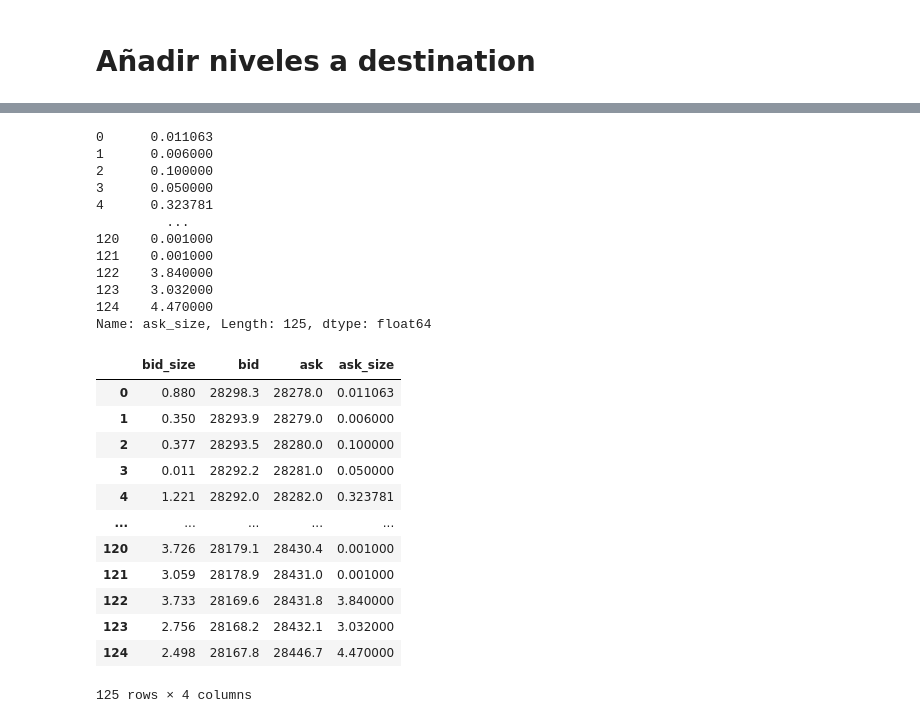
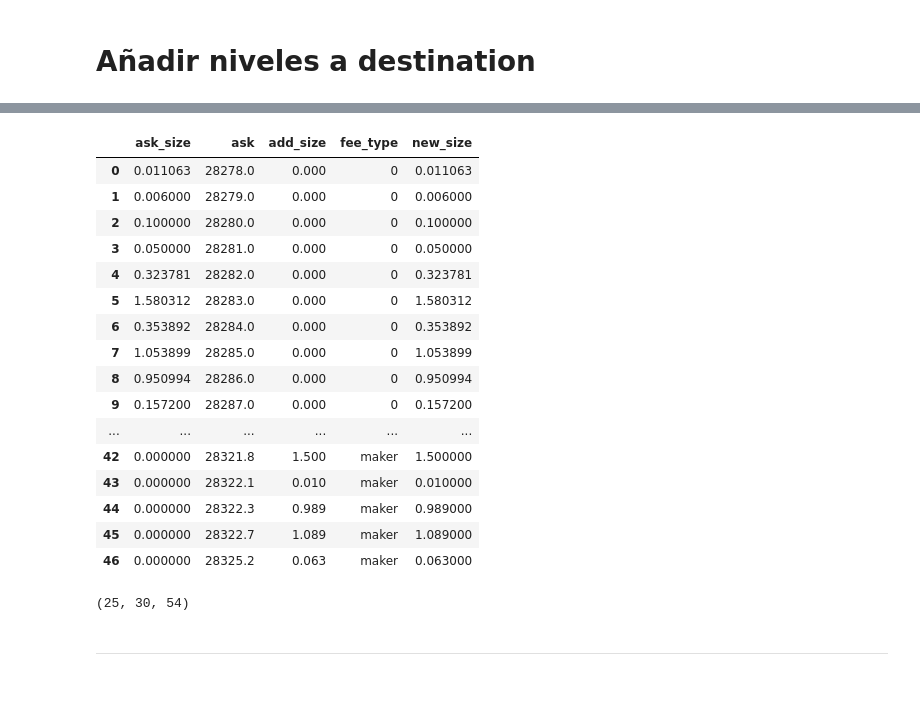
Before and after one commit to AndresLaresBarragan/MyST_XEMM, a Jupyter notebook: working_session.ipynb, the cells around one changed output, grey strips where cells are left out. Drawn from its saved outputs; the diff is of its cells as text; code cells hidden in the pictures; blank space fills up the shorter version.

```diff
--- a/working_session.ipynb
+++ b/working_session.ipynb
@@ -147,34 +236,29 @@ df_bit
+# %%
+asks
+# %% [output]
+|  | ask_size | ask | add_size | fee_type | new_size |
+| 0 | 0.011063 | 28278.0 | 0.000 | 0 | 0.011063 |
+| 1 | 0.006000 | 28279.0 | 0.000 | 0 | 0.006000 |
+| 2 | 0.100000 | 28280.0 | 0.000 | 0 | 0.100000 |
+| 3 | 0.050000 | 28281.0 | 0.000 | 0 | 0.050000 |
+| 4 | 0.323781 | 28282.0 | 0.000 | 0 | 0.323781 |
+| 5 | 1.580312 | 28283.0 | 0.000 | 0 | 1.580312 |
+| 6 | 0.353892 | 28284.0 | 0.000 | 0 | 0.353892 |
+| 7 | 1.053899 | 28285.0 | 0.000 | 0 | 1.053899 |
+| 8 | 0.950994 | 28286.0 | 0.000 | 0 | 0.950994 |
+| 9 | 0.157200 | 28287.0 | 0.000 | 0 | 0.157200 |
+| ... | ... | ... | ... | ... | ... |
+| 42 | 0.000000 | 28321.8 | 1.500 | maker | 1.500000 |
+| 43 | 0.000000 | 28322.1 | 0.010 | maker | 0.010000 |
+| 44 | 0.000000 | 28322.3 | 0.989 | maker | 0.989000 |
+| 45 | 0.000000 | 28322.7 | 1.089 | maker | 1.089000 |
+| 46 | 0.000000 | 28325.2 | 0.063 | maker | 0.063000 |
+# %%
+df_bit.shape[0],levels.shape[0], test_ask.shape[0]
+# %% [output]
+(25, 30, 54)
+# %% [markdown]
+___
 # %%
 new_df = df_bit.append(levels).reset_index(drop=True)
-# %%
-new_df['ask_size']
-# %% [output]
-0      0.011063
-1      0.006000
-2      0.100000
-3      0.050000
-4      0.323781
-         ...
-120    0.001000
-121    0.001000
-122    3.840000
-123    3.032000
-124    4.470000
-Name: ask_size, Length: 125, dtype: float64
-# %%
-new_df
-# %% [output]
-|  | bid_size | bid | ask | ask_size |
-| 0 | 0.880 | 28298.3 | 28278.0 | 0.011063 |
-| 1 | 0.350 | 28293.9 | 28279.0 | 0.006000 |
-| 2 | 0.377 | 28293.5 | 28280.0 | 0.100000 |
-| 3 | 0.011 | 28292.2 | 28281.0 | 0.050000 |
-| 4 | 1.221 | 28292.0 | 28282.0 | 0.323781 |
-| ... | ... | ... | ... | ... |
-| 120 | 3.726 | 28179.1 | 28430.4 | 0.001000 |
-| 121 | 3.059 | 28178.9 | 28431.0 | 0.001000 |
-| 122 | 3.733 | 28169.6 | 28431.8 | 3.840000 |
-| 123 | 2.756 | 28168.2 | 28432.1 | 3.032000 |
-| 124 | 2.498 | 28167.8 | 28446.7 | 4.470000 |
-125 rows × 4 columns
 # %%
```
Also changed, not shown: parts of 39 cells of this notebook, 1 other file.
